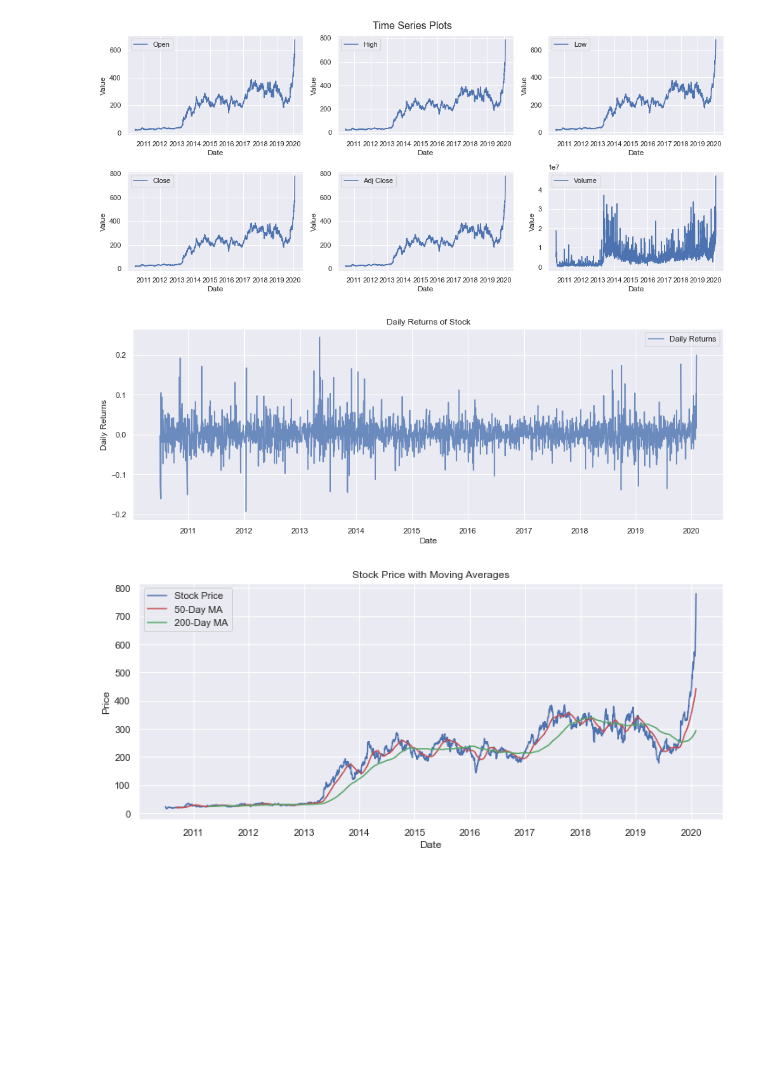
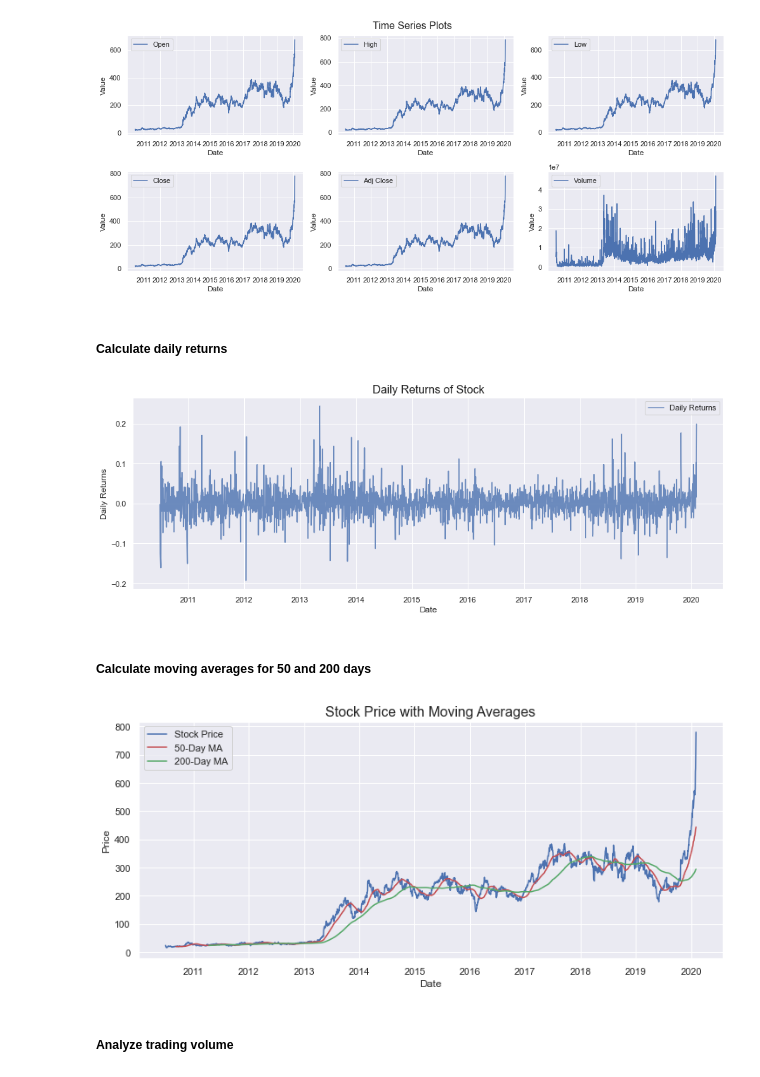
Before and after one commit to Mwizerwa/Stock_Price_Prediction, a Jupyter notebook: notebooks/data_exploration.ipynb, the cells around one changed output. Drawn from its saved outputs; the diff is of its cells as text; code cells hidden in the pictures; blank space fills up the shorter version.

```diff
--- a/notebooks/data_exploration.ipynb
+++ b/notebooks/data_exploration.ipynb
@@ -71,6 +71,8 @@ plt.suptitle("Time Series Plots", fontsize=16, y=1.02)
 plt.show()
 # %% [output]
 [figure]
+# %% [markdown]
+##### Calculate daily returns
 # %%
 #Calculate and plot daily returns using adj close variable
 plt.figure(figsize=(15, 5))
@@ -78,9 +80,11 @@ plt.plot(dataset["Date"], dataset["Adj Close"].pct_change(), label="Daily Return
 #Titles
 plt.xlabel("Date")
 plt.ylabel("Daily Returns")
-plt.title("Daily Returns of Stock")
+plt.title("Daily Returns of Stock", fontsize=16)
 plt.legend()
 plt.show()
 # %% [output]
-[figure, old version]
+[figure, new version]
+# %% [markdown]
+##### Calculate moving averages for 50 and 200 days
 # %%
@@ -90,18 +94,20 @@ dataset["MA_200"] = dataset["Adj Close"].rolling(window=200).mean()
 # %%
 #plot moving averages
 plt.figure(figsize=(12, 5))
 #Plot adj close variable alongside moving averages
 plt.plot(dataset["Date"], dataset["Adj Close"], label="Stock Price", color="b")
 plt.plot(dataset["Date"], dataset["MA_50"], label="50-Day MA", color="r")
 plt.plot(dataset["Date"], dataset["MA_200"], label="200-Day MA", color="g")
 #Titles
 plt.xlabel("Date")
 plt.ylabel("Price")
-plt.title("Stock Price with Moving Averages")
+plt.title("Stock Price with Moving Averages", fontsize=16)
 plt.legend()
 plt.show()
 # %% [output]
-[figure, old version]
+[figure, new version]
+# %% [markdown]
+##### Analyze trading volume
 # %%
 #Analyze trading volume
 dataset["50-day MA"] = dataset["Volume"].rolling(window=50).mean()
```
Also changed, not shown: parts of 5 cells of this notebook.
